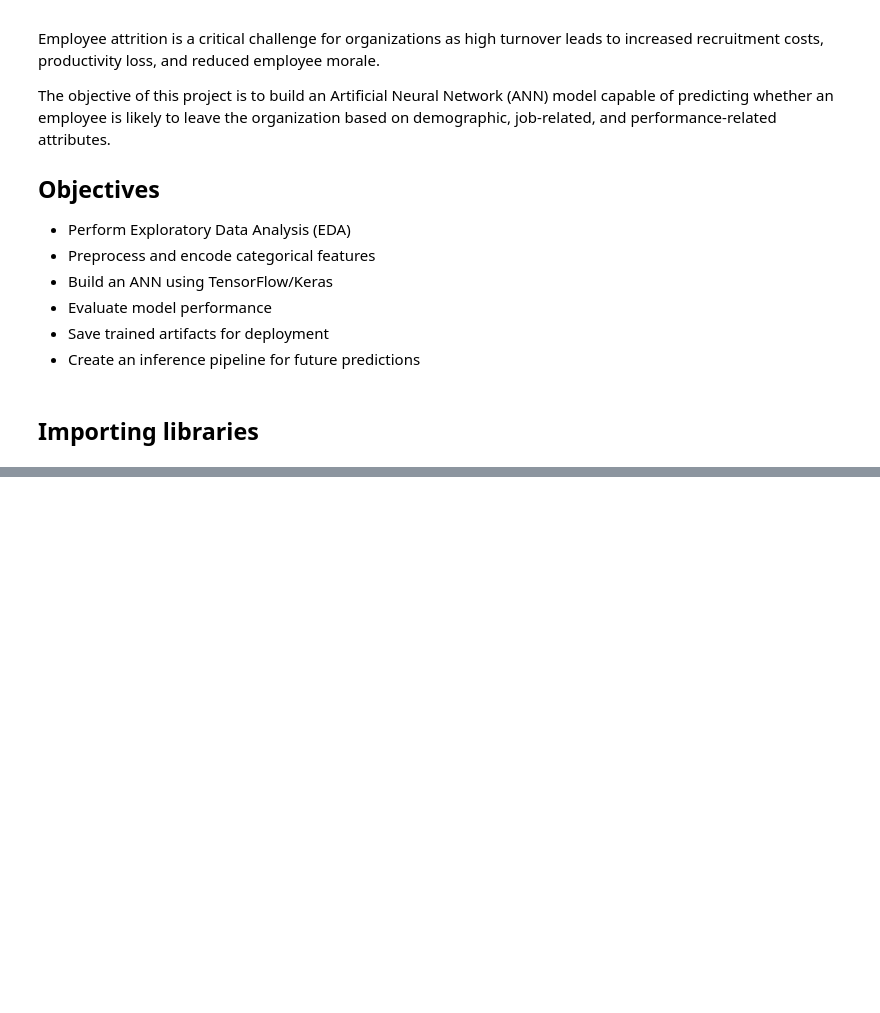
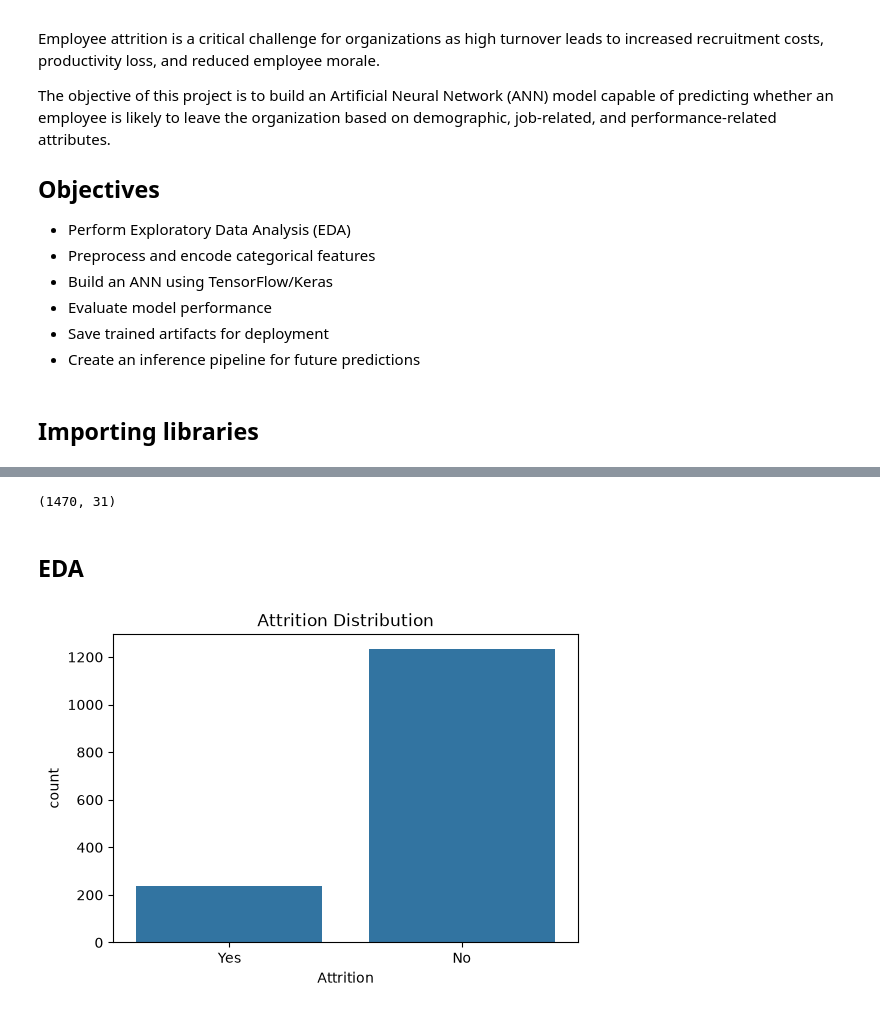
Before and after one commit to shubhamsinha21/Employee-Attrition-Intelligence-System, a Jupyter notebook: HR_Employee_Attrition_ANN.ipynb, the cells around one changed output, grey strips where cells are left out. Drawn from its saved outputs; the diff is of its cells as text; code cells hidden in the pictures; blank space fills up the shorter version.

Commit message:
Major initial works done - Imported libraries - loaded the dataset - Performerd data cleaning

```diff
--- a/HR_Employee_Attrition_ANN.ipynb
+++ b/HR_Employee_Attrition_ANN.ipynb
@@ -50,0 +51,4 @@ ModuleNotFoundError: No module named 'numpy'
+# %%
+df = pd.read_csv("HR-Employee-Attrition.csv")
+
+df.head()
@@ -50,0 +169,27 @@ ModuleNotFoundError: No module named 'numpy'
+# %%
+df = df.drop(
+    columns=[
+        'EmployeeCount',
+        'Over18',
+        'StandardHours',
+        'EmployeeNumber'
+    ]
+)
+
+df.shape
+# %% [output]
+(1470, 31)
+# %% [markdown]
+## EDA
+# %%
+# Target distribution
+
+plt.figure(figsize=(6,4))
+sns.countplot(
+    x='Attrition',
+    data=df
+)
+plt.title('Attrition Distribution')
+plt.show()
+# %% [output]
+[figure, added]
```
Also changed, not shown: parts of 14 cells of this notebook.
